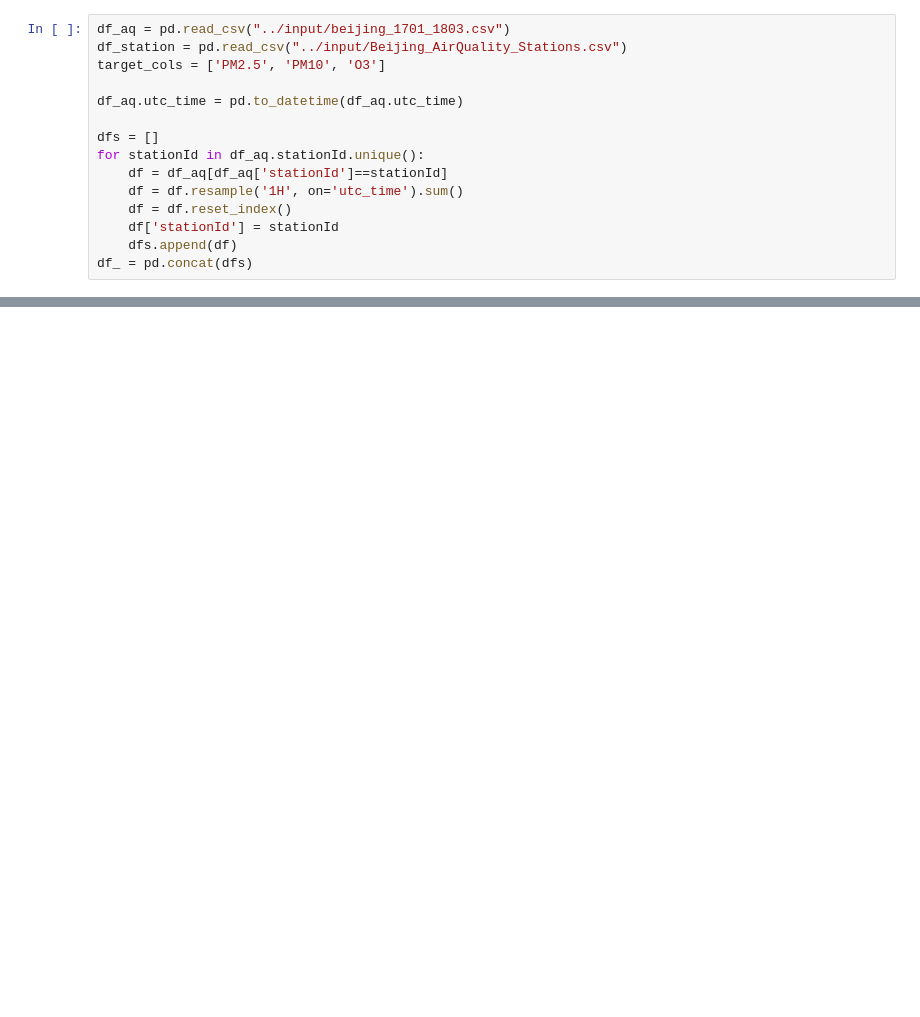
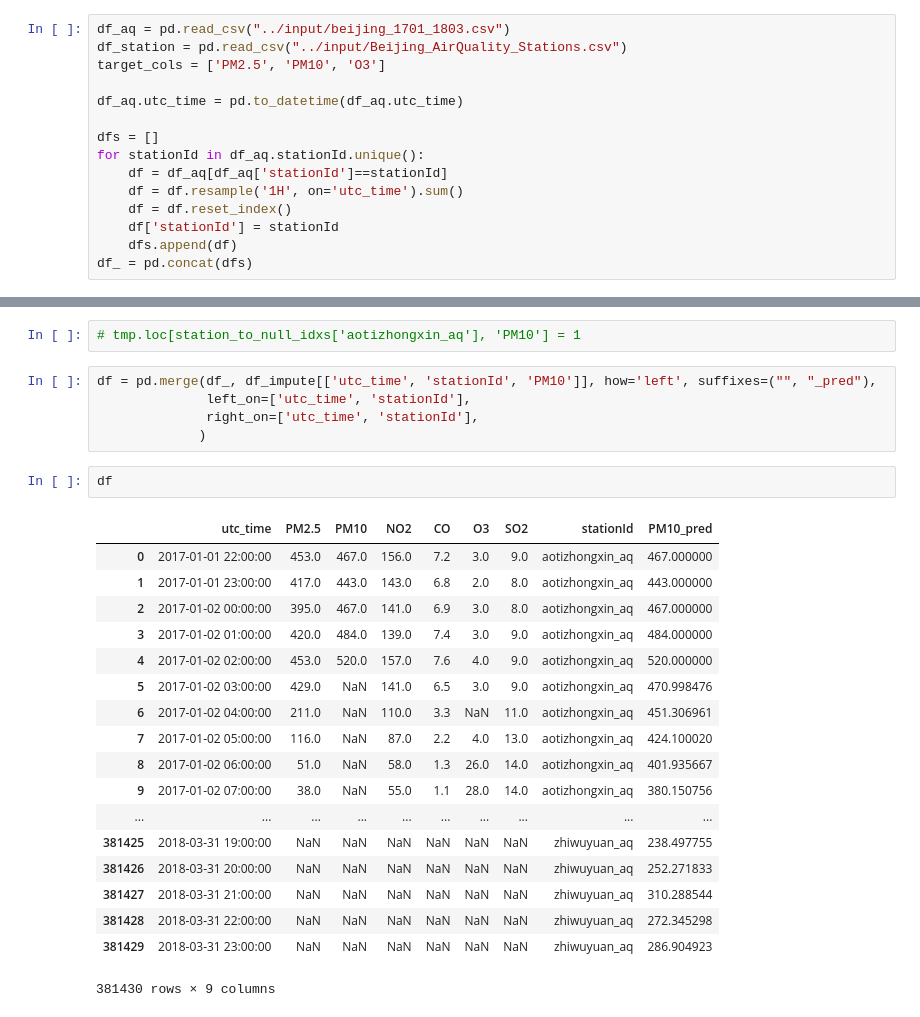
Before and after one commit to tnlin/kdd_2018, a Jupyter notebook: tony/bj_stKNN_imputation.ipynb, the cells around one changed output, grey strips where cells are left out. Saved outputs shown, nothing was run; the diff lists cells and outputs as text; blank space fills up the shorter version.

```diff
--- a/tony/bj_stKNN_imputation.ipynb
+++ b/tony/bj_stKNN_imputation.ipynb
@@ -151,0 +197,28 @@ zhiwuyuan_aq PM2.5
+# %%
+# tmp.loc[station_to_null_idxs['aotizhongxin_aq'], 'PM10'] = 1
+# %%
+df = pd.merge(df_, df_impute[['utc_time', 'stationId', 'PM10']], how='left', suffixes=("", "_pred"),
+              left_on=['utc_time', 'stationId'],
+              right_on=['utc_time', 'stationId'],
+             )
+# %%
+df
+# %% [output]
+|  | utc_time | PM2.5 | PM10 | NO2 | CO | O3 | SO2 | stationId | PM10_pred |
+| 0 | 2017-01-01 22:00:00 | 453.0 | 467.0 | 156.0 | 7.2 | 3.0 | 9.0 | aotizhongxin_aq | 467.000000 |
+| 1 | 2017-01-01 23:00:00 | 417.0 | 443.0 | 143.0 | 6.8 | 2.0 | 8.0 | aotizhongxin_aq | 443.000000 |
+| 2 | 2017-01-02 00:00:00 | 395.0 | 467.0 | 141.0 | 6.9 | 3.0 | 8.0 | aotizhongxin_aq | 467.000000 |
+| 3 | 2017-01-02 01:00:00 | 420.0 | 484.0 | 139.0 | 7.4 | 3.0 | 9.0 | aotizhongxin_aq | 484.000000 |
+| 4 | 2017-01-02 02:00:00 | 453.0 | 520.0 | 157.0 | 7.6 | 4.0 | 9.0 | aotizhongxin_aq | 520.000000 |
+| 5 | 2017-01-02 03:00:00 | 429.0 | NaN | 141.0 | 6.5 | 3.0 | 9.0 | aotizhongxin_aq | 470.998476 |
+| 6 | 2017-01-02 04:00:00 | 211.0 | NaN | 110.0 | 3.3 | NaN | 11.0 | aotizhongxin_aq | 451.306961 |
+| 7 | 2017-01-02 05:00:00 | 116.0 | NaN | 87.0 | 2.2 | 4.0 | 13.0 | aotizhongxin_aq | 424.100020 |
+| 8 | 2017-01-02 06:00:00 | 51.0 | NaN | 58.0 | 1.3 | 26.0 | 14.0 | aotizhongxin_aq | 401.935667 |
+| 9 | 2017-01-02 07:00:00 | 38.0 | NaN | 55.0 | 1.1 | 28.0 | 14.0 | aotizhongxin_aq | 380.150756 |
+| ... | ... | ... | ... | ... | ... | ... | ... | ... | ... |
+| 381425 | 2018-03-31 19:00:00 | NaN | NaN | NaN | NaN | NaN | NaN | zhiwuyuan_aq | 238.497755 |
+| 381426 | 2018-03-31 20:00:00 | NaN | NaN | NaN | NaN | NaN | NaN | zhiwuyuan_aq | 252.271833 |
+| 381427 | 2018-03-31 21:00:00 | NaN | NaN | NaN | NaN | NaN | NaN | zhiwuyuan_aq | 310.288544 |
+| 381428 | 2018-03-31 22:00:00 | NaN | NaN | NaN | NaN | NaN | NaN | zhiwuyuan_aq | 272.345298 |
+| 381429 | 2018-03-31 23:00:00 | NaN | NaN | NaN | NaN | NaN | NaN | zhiwuyuan_aq | 286.904923 |
+381430 rows × 9 columns
```
Also changed, not shown: parts of 11 cells of this notebook, 1 other file.
